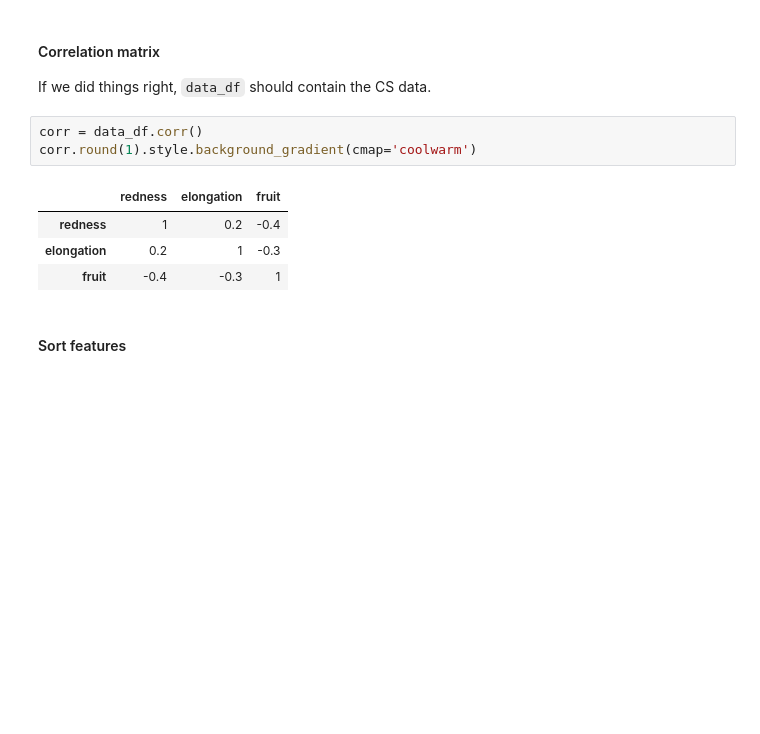
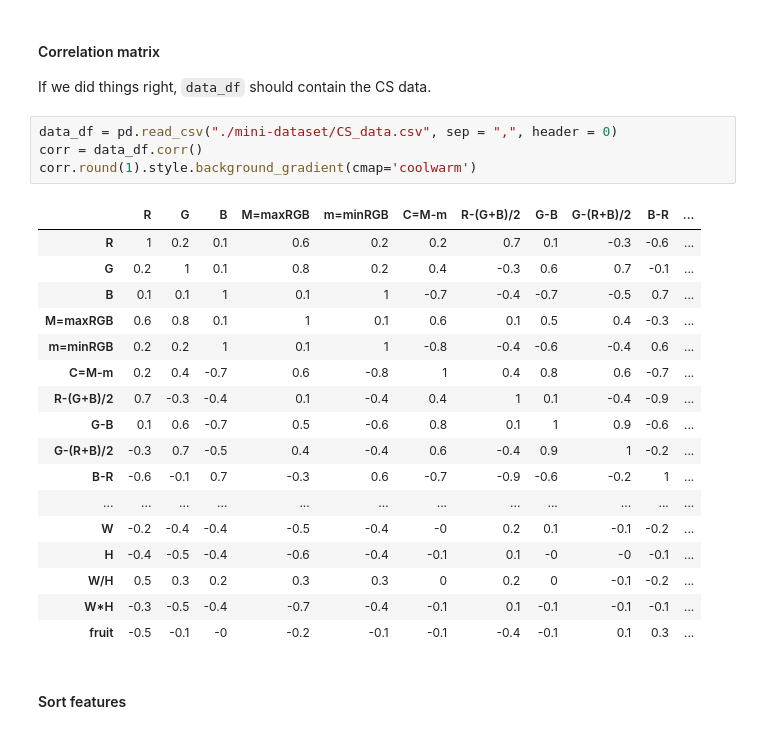
Before and after one commit to Ladiscou/info232, a Jupyter notebook: TP2/TP2.ipynb, the cells around one changed output. Drawn from its saved outputs; the diff is of its cells as text; blank space fills up the shorter version.

```diff
--- a/TP2/TP2.ipynb
+++ b/TP2/TP2.ipynb
@@ -591,13 +591,27 @@ We perform feature selection with the Pearson correlation coefficient as follows
 #### Correlation matrix
 If we did things right, `data_df` should contain the CS data.
 # %%
+data_df = pd.read_csv("./mini-dataset/CS_data.csv", sep = ",", header = 0)
 corr = data_df.corr()
 corr.round(1).style.background_gradient(cmap='coolwarm')
 # %% [output]
-|  | redness | elongation | fruit |
-| redness | 1 | 0.2 | -0.4 |
-| elongation | 0.2 | 1 | -0.3 |
-| fruit | -0.4 | -0.3 | 1 |
+|  | R | G | B | M=maxRGB | m=minRGB | C=M-m | R-(G+B)/2 | G-B | G-(R+B)/2 | B-R | ... |
+| R | 1 | 0.2 | 0.1 | 0.6 | 0.2 | 0.2 | 0.7 | 0.1 | -0.3 | -0.6 | ... |
+| G | 0.2 | 1 | 0.1 | 0.8 | 0.2 | 0.4 | -0.3 | 0.6 | 0.7 | -0.1 | ... |
+| B | 0.1 | 0.1 | 1 | 0.1 | 1 | -0.7 | -0.4 | -0.7 | -0.5 | 0.7 | ... |
+| M=maxRGB | 0.6 | 0.8 | 0.1 | 1 | 0.1 | 0.6 | 0.1 | 0.5 | 0.4 | -0.3 | ... |
+| m=minRGB | 0.2 | 0.2 | 1 | 0.1 | 1 | -0.8 | -0.4 | -0.6 | -0.4 | 0.6 | ... |
+| C=M-m | 0.2 | 0.4 | -0.7 | 0.6 | -0.8 | 1 | 0.4 | 0.8 | 0.6 | -0.7 | ... |
+| R-(G+B)/2 | 0.7 | -0.3 | -0.4 | 0.1 | -0.4 | 0.4 | 1 | 0.1 | -0.4 | -0.9 | ... |
+| G-B | 0.1 | 0.6 | -0.7 | 0.5 | -0.6 | 0.8 | 0.1 | 1 | 0.9 | -0.6 | ... |
+| G-(R+B)/2 | -0.3 | 0.7 | -0.5 | 0.4 | -0.4 | 0.6 | -0.4 | 0.9 | 1 | -0.2 | ... |
+| B-R | -0.6 | -0.1 | 0.7 | -0.3 | 0.6 | -0.7 | -0.9 | -0.6 | -0.2 | 1 | ... |
+| ... | ... | ... | ... | ... | ... | ... | ... | ... | ... | ... | ... |
+| W | -0.2 | -0.4 | -0.4 | -0.5 | -0.4 | -0 | 0.2 | 0.1 | -0.1 | -0.2 | ... |
+| H | -0.4 | -0.5 | -0.4 | -0.6 | -0.4 | -0.1 | 0.1 | -0 | -0 | -0.1 | ... |
+| W/H | 0.5 | 0.3 | 0.2 | 0.3 | 0.3 | 0 | 0.2 | 0 | -0.1 | -0.2 | ... |
+| W*H | -0.3 | -0.5 | -0.4 | -0.7 | -0.4 | -0.1 | 0.1 | -0.1 | -0.1 | -0.1 | ... |
+| fruit | -0.5 | -0.1 | -0 | -0.2 | -0.1 | -0.1 | -0.4 | -0.1 | 0.1 | 0.3 | ... |
 # %% [markdown]
 #### Sort features
 # %% [markdown]
```
Also changed, not shown: parts of 16 cells of this notebook, 1 other file.
